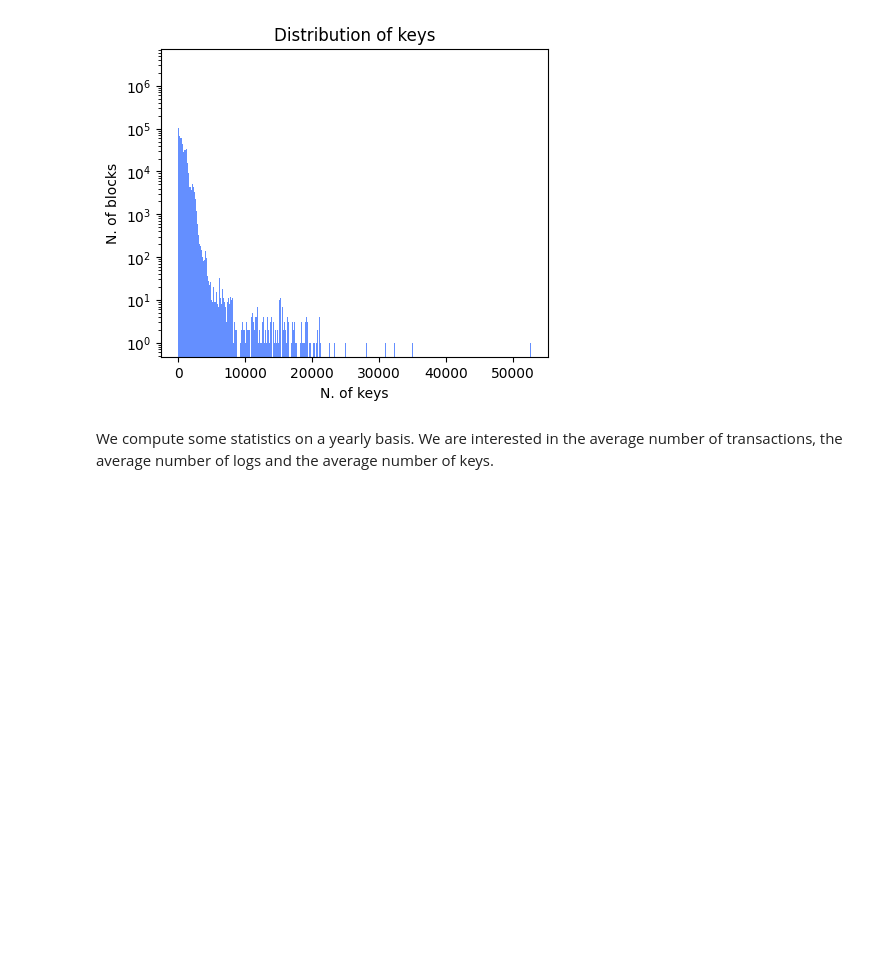
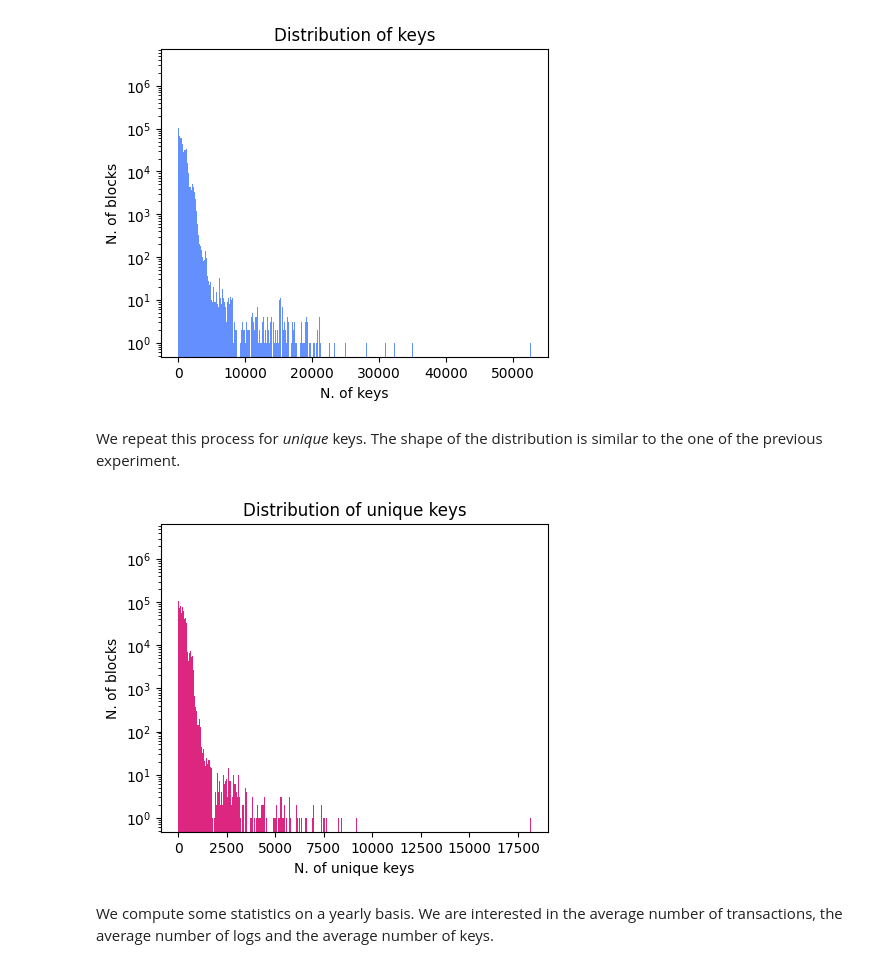
Before and after one commit to mloporchio/LogsBloomAnalysis, a Jupyter notebook: stats.ipynb, the cells around one changed output. Saved outputs shown, nothing was run; the diff lists cells and outputs as text; code cells hidden in the pictures; blank space fills up the shorter version.

```diff
--- a/stats.ipynb
+++ b/stats.ipynb
@@ -191,6 +193,19 @@ plt.savefig("figures/dist_keys.pdf", format='pdf', bbox_inches='tight')
 plt.show()
 # %% [output]
 [figure]
+# %% [markdown]
+We repeat this process for *unique* keys. The shape of the distribution is similar to the one of the previous experiment.
+# %%
+plt.figure(figsize=(5, 4))
+plt.title('Distribution of unique keys')
+plt.xlabel('N. of unique keys')
+plt.ylabel('N. of blocks')
+plt.yscale('log')
+plt.hist(receipts['numDistKeys'], bins='auto', color='#dc267f')
+plt.savefig("figures/dist_unique_keys.pdf", format='pdf', bbox_inches='tight')
+plt.show()
+# %% [output]
+[figure, added]
 # %% [markdown]
 We compute some statistics on a yearly basis. We are interested in the average number of transactions, the average number of logs and the average number of keys.
 # %%
```
Also changed, not shown: parts of 6 cells of this notebook, 20 other files.
